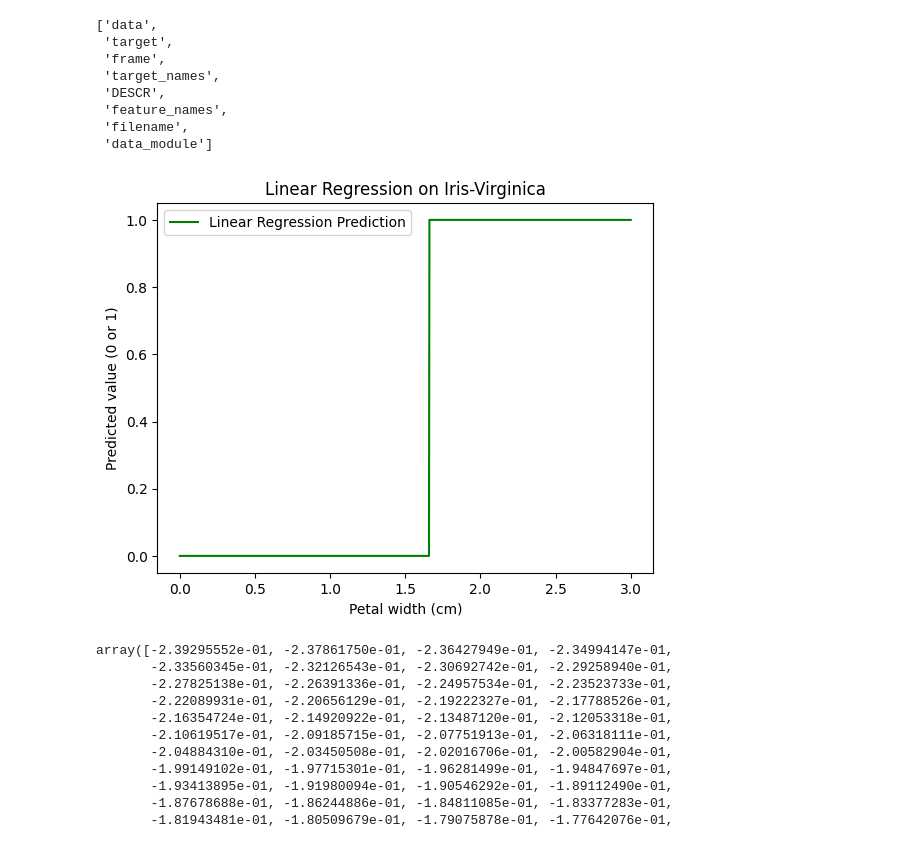
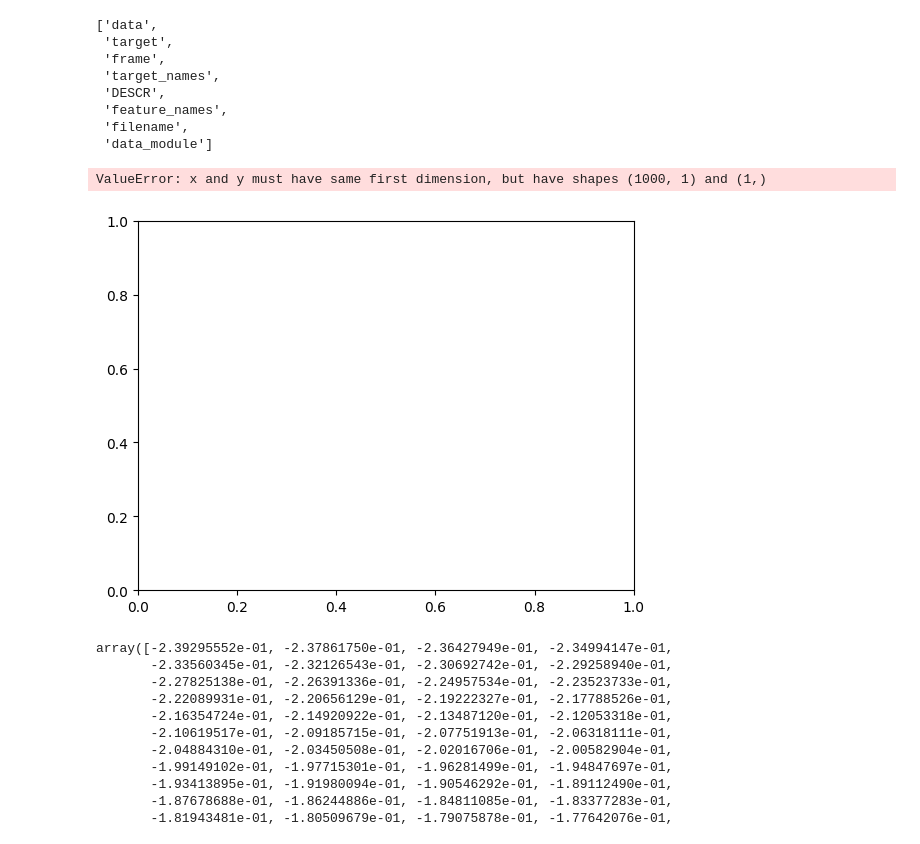
Before and after one commit to manojgowdabk/Hands-on-Machine-learning, a Jupyter notebook: GPT-Neo.ipynb, the cells around one changed output. Cells and saved outputs as stored; diff of their text form; code cells hidden in the pictures.

```diff
--- a/GPT-Neo.ipynb
+++ b/GPT-Neo.ipynb
@@ -542,23 +542,26 @@ y = (iris["target"] == 2).astype(int)
 # %%
 from sklearn. linear_model import LogisticRegression
 import matplotlib.pyplot as plt
 import numpy as np # Ensure numpy is imported
 
 lin_reg = LogisticRegression()
 lin_reg.fit(X, y)
 
 X_new = np.linspace(0, 3, 1000).reshape(-1, 1)
-y_prob = lin_reg.predict(X_new)
+y_proba = lin_reg.predict(X_new).
+y_proba = y_proba[y_proba % 2 == 0].reshape(-1, 1)
 
 # Plot the predicted values against the new X values
-plt.plot(X_new, y_proba[:, 1], "g-", label="Iris-Virginica")
-plt.plot(X_new, y_proba[:, 0], "b--", label="Not Iris-Virginica")plt.xlabel('Petal width (cm)')
+plt.plot(X_new, y_proba[y_proba_1], "g-", label="Iris-Virginica")
+plt.plot(X_new, y_proba[y_proba_0], "b--", label="Not Iris-Virginica")
+plt.xlabel('Petal width (cm)')
 plt.ylabel('Predicted value (0 or 1)')
 plt.title('Linear Regression on Iris-Virginica')
 plt.legend()
 plt.show()
 # %% [output]
+ValueError: x and y must have same first dimension, but have shapes (1000, 1) and (1,)
-[figure, old version]
+[figure, new version]
 # %%
 y_prob
 # %% [output]
```
